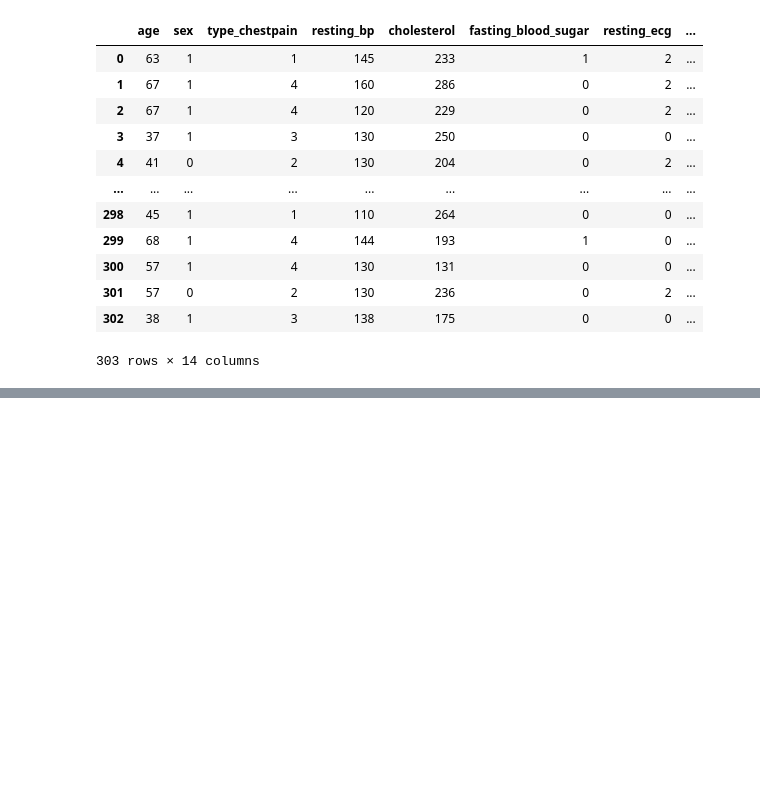
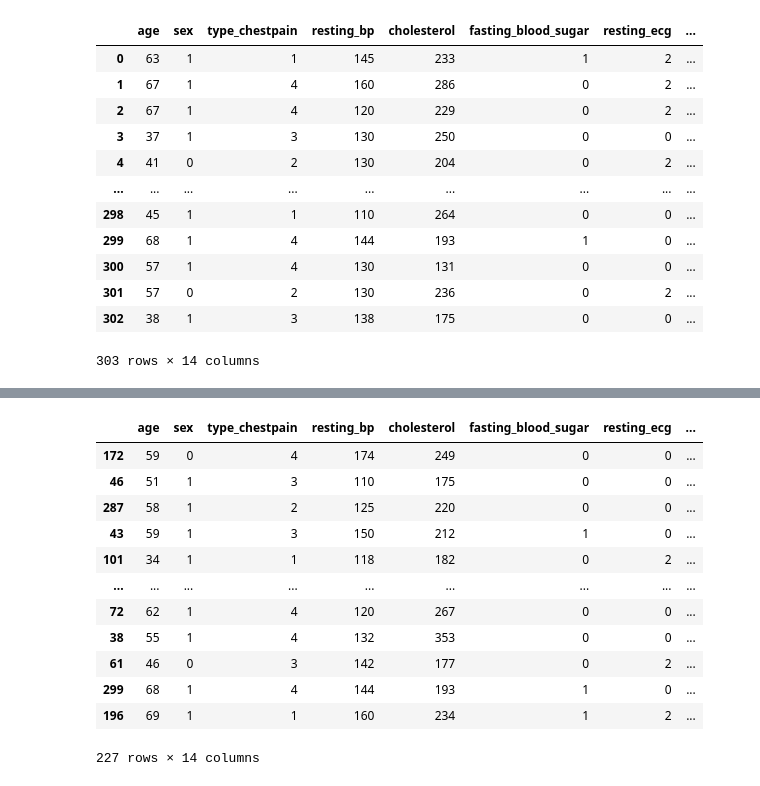
Before and after one commit to KodyForsyth/dsci_project, a Jupyter notebook: heart_disease.ipynb, the cells around one changed output, grey strips where cells are left out. Saved outputs shown, nothing was run; the diff lists cells and outputs as text; code cells hidden in the pictures; blank space fills up the shorter version.

```diff
--- a/heart_disease.ipynb
+++ b/heart_disease.ipynb
@@ -90,0 +91,25 @@ table
+# %%
+# To plot distribution of predictor variables
+# we need to replace the diagnosis values with their corresponding names
+heart_disease_to_plot = heart_disease_train.copy()
+
+# any value larger than 0 will be classified as heart disease
+# any value equal to 0 will be classified as no heart disease
+heart_disease_to_plot['diagnosis'] = heart_disease_to_plot['diagnosis'].replace([1,2,3,4], "heart disease")
+heart_disease_to_plot['diagnosis'] = heart_disease_to_plot['diagnosis'].replace([0], "no heart disease")
+
+heart_disease_to_plot
+# %% [output]
+|  | age | sex | type_chestpain | resting_bp | cholesterol | fasting_blood_sugar | resting_ecg | ... |
+| 172 | 59 | 0 | 4 | 174 | 249 | 0 | 0 | ... |
+| 46 | 51 | 1 | 3 | 110 | 175 | 0 | 0 | ... |
+| 287 | 58 | 1 | 2 | 125 | 220 | 0 | 0 | ... |
+| 43 | 59 | 1 | 3 | 150 | 212 | 1 | 0 | ... |
+| 101 | 34 | 1 | 1 | 118 | 182 | 0 | 2 | ... |
+| ... | ... | ... | ... | ... | ... | ... | ... | ... |
+| 72 | 62 | 1 | 4 | 120 | 267 | 0 | 0 | ... |
+| 38 | 55 | 1 | 4 | 132 | 353 | 0 | 0 | ... |
+| 61 | 46 | 0 | 3 | 142 | 177 | 0 | 2 | ... |
+| 299 | 68 | 1 | 4 | 144 | 193 | 1 | 0 | ... |
+| 196 | 69 | 1 | 1 | 160 | 234 | 1 | 2 | ... |
+227 rows × 14 columns
```
Also changed, not shown: parts of 6 cells of this notebook.
